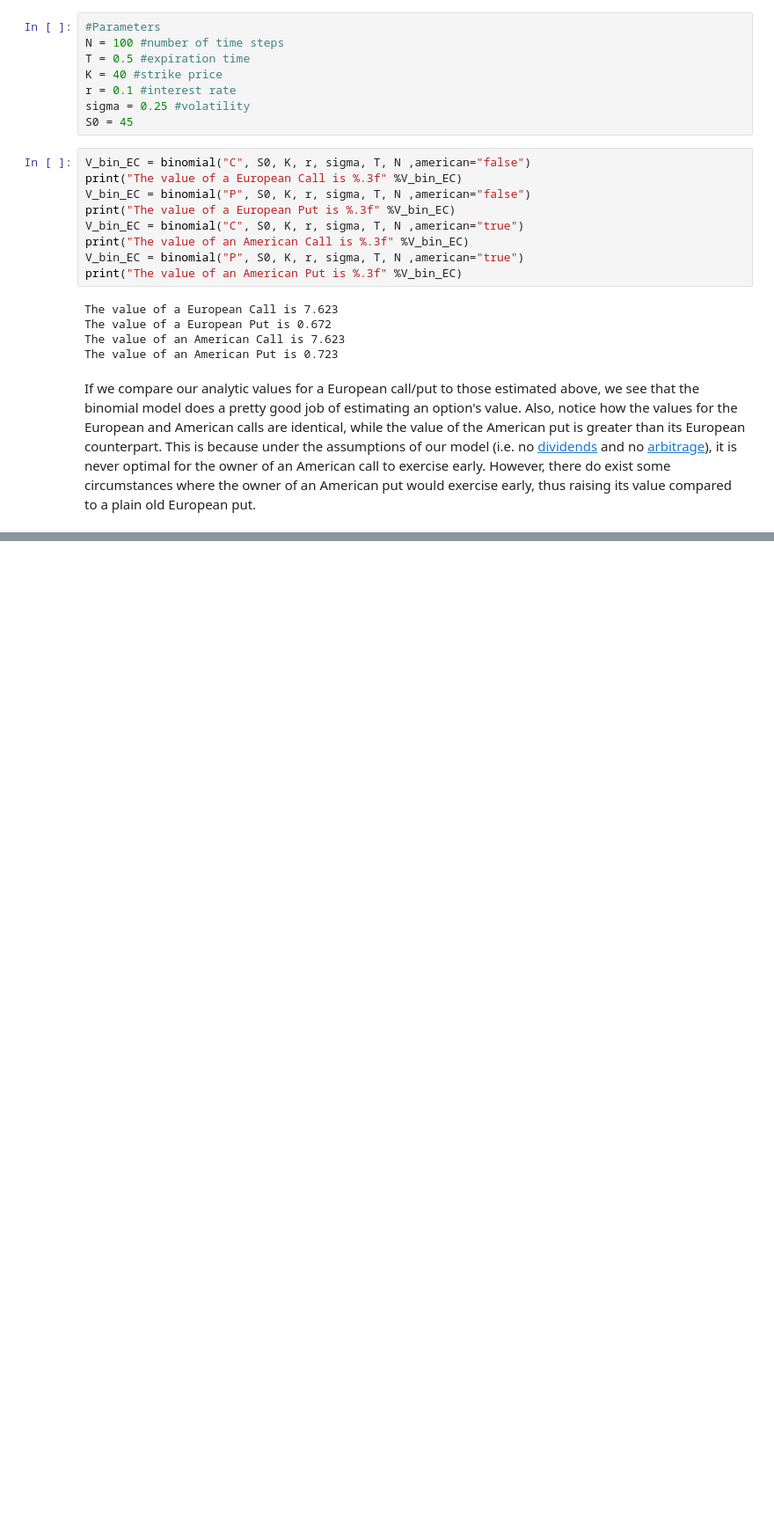
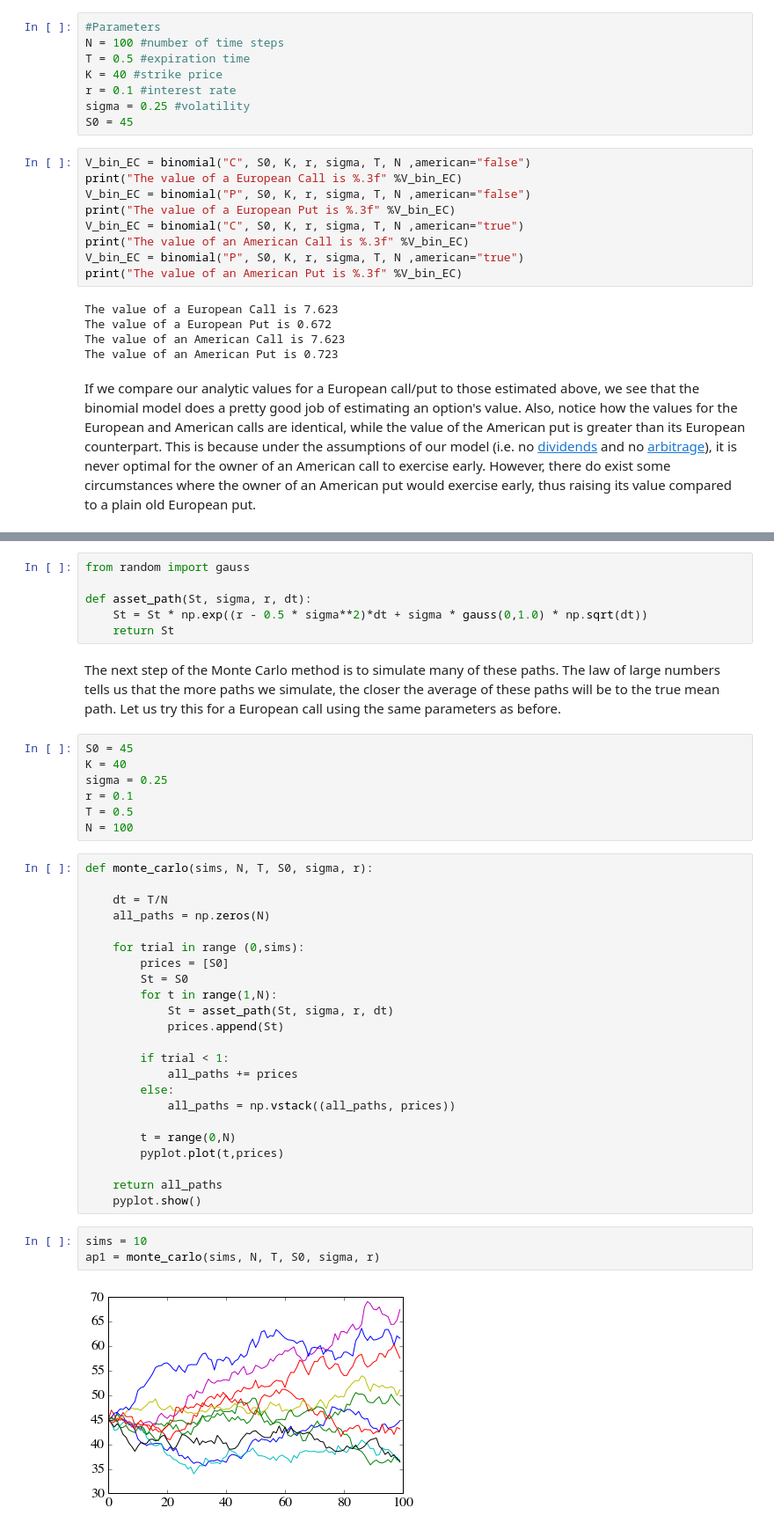
Before and after one commit to croberts94/MAE6286, a Jupyter notebook: ConnorRoberts_MAE6286_Final Project/Final Project.ipynb, the cells around one changed output, grey strips where cells are left out. Shown: that part at 88% size. Saved outputs shown, nothing was run; the diff lists cells and outputs as text; blank space fills up the shorter version.

Commit message:
Finished Monte Carlo

```diff
--- a/ConnorRoberts_MAE6286_Final Project/Final Project.ipynb
+++ b/ConnorRoberts_MAE6286_Final Project/Final Project.ipynb
@@ -283,0 +302,43 @@ Okay, so that title is a pretty lame joke, but it fits because what we are going
+# %%
+from random import gauss
+
+def asset_path(St, sigma, r, dt):
+    St = St * np.exp((r - 0.5 * sigma**2)*dt + sigma * gauss(0,1.0) * np.sqrt(dt))
+    return St
+# %% [markdown]
+The next step of the Monte Carlo method is to simulate many of these paths.  The law of large numbers tells us that the more paths we simulate, the closer the average of these paths will be to the true mean path. Let us try this for a European call using the same parameters as before.
+# %%
+S0 = 45
+K = 40
+sigma = 0.25
+r = 0.1
+T = 0.5
+N = 100
+# %%
+def monte_carlo(sims, N, T, S0, sigma, r):
+
+    dt = T/N
+    all_paths = np.zeros(N)
+
+    for trial in range (0,sims):
+        prices = [S0]
+        St = S0
+        for t in range(1,N):
+            St = asset_path(St, sigma, r, dt)
+            prices.append(St)
+
+        if trial < 1:
+            all_paths += prices
+        else:
+            all_paths = np.vstack((all_paths, prices))
+
+        t = range(0,N)
+        pyplot.plot(t,prices)
+
+    return all_paths
+    pyplot.show()
+# %%
+sims = 10
+ap1 = monte_carlo(sims, N, T, S0, sigma, r)
+# %% [output]
+[figure, added]
```
Also changed, not shown: parts of 10 cells of this notebook.
